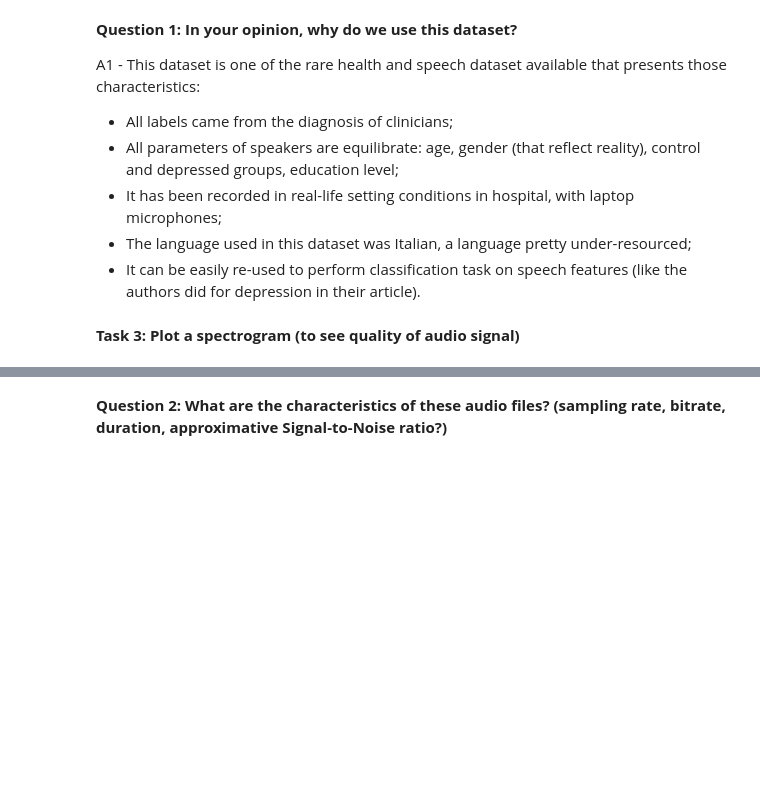
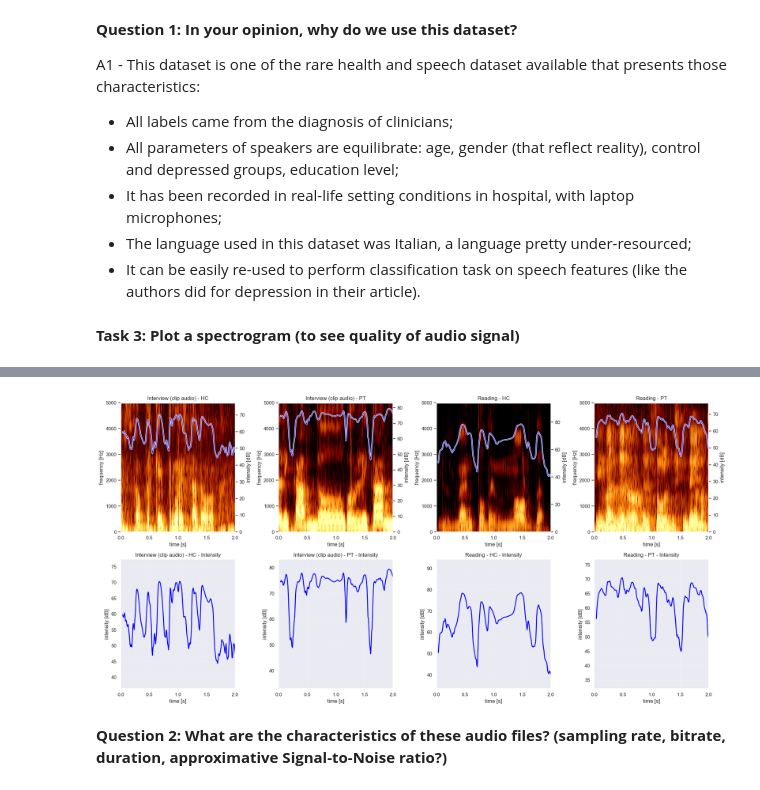
Before and after one commit to Elise-S/Speech-Processing, a Jupyter notebook: TD1.ipynb, the cells around one changed output, grey strips where cells are left out. Saved outputs shown, nothing was run; the diff lists cells and outputs as text; code cells hidden in the pictures; blank space fills up the shorter version.

```diff
--- a/TD1.ipynb
+++ b/TD1.ipynb
@@ -62,37 +65,39 @@ fig = plt.figure(figsize=(20, 10))
 
 for idx, audio_file in enumerate(audio_files):
     try:
         # Load sound file
         snd = parselmouth.Sound(audio_file)
         intensity = snd.to_intensity()
         spectrogram = snd.to_spectrogram()
 
         # Spectrogram plot (top row)
         ax1 = plt.subplot(2, 4, idx + 1)
         draw_spectrogram(spectrogram)
         ax2 = ax1.twinx()
         draw_intensity(intensity)
         plt.xlim([snd.xmin, snd.xmax])
         plt.title(audio_titles[idx])
+        # time window (2 sec):
+        plt.xlim([0, 2])
 
         # Zoomed intensity plot (bottom row)
         ax3 = plt.subplot(2, 4, idx + 5)
         plt.plot(intensity.xs(), intensity.values.T, linewidth=2, color='blue')
         plt.xlabel("time [s]")
         plt.ylabel("intensity [dB]")
         plt.title(f"{audio_titles[idx]} - Intensity")
         plt.xlim([snd.xmin, snd.xmax])
         plt.grid(True, alpha=0.3)
-
-        # Optional: zoom to a specific time range for better detail
-        # Uncomment and adjust these lines to zoom to specific time window
-        # plt.xlim([0, 2])  # Show first 2 seconds
+        # time window (2 sec):
+        plt.xlim([0, 2])
 
     except Exception as e:
         print(f"Error loading {audio_file}: {e}")
 
 plt.tight_layout()
 plt.show()
+# %% [output]
+[figure, added]
 # %% [markdown]
 **Question 2: What are the characteristics of these audio files? (sampling rate, bitrate, duration, approximative Signal-to-Noise ratio?)**
 # %%
```
Also changed, not shown: parts of 1 cell of this notebook.
